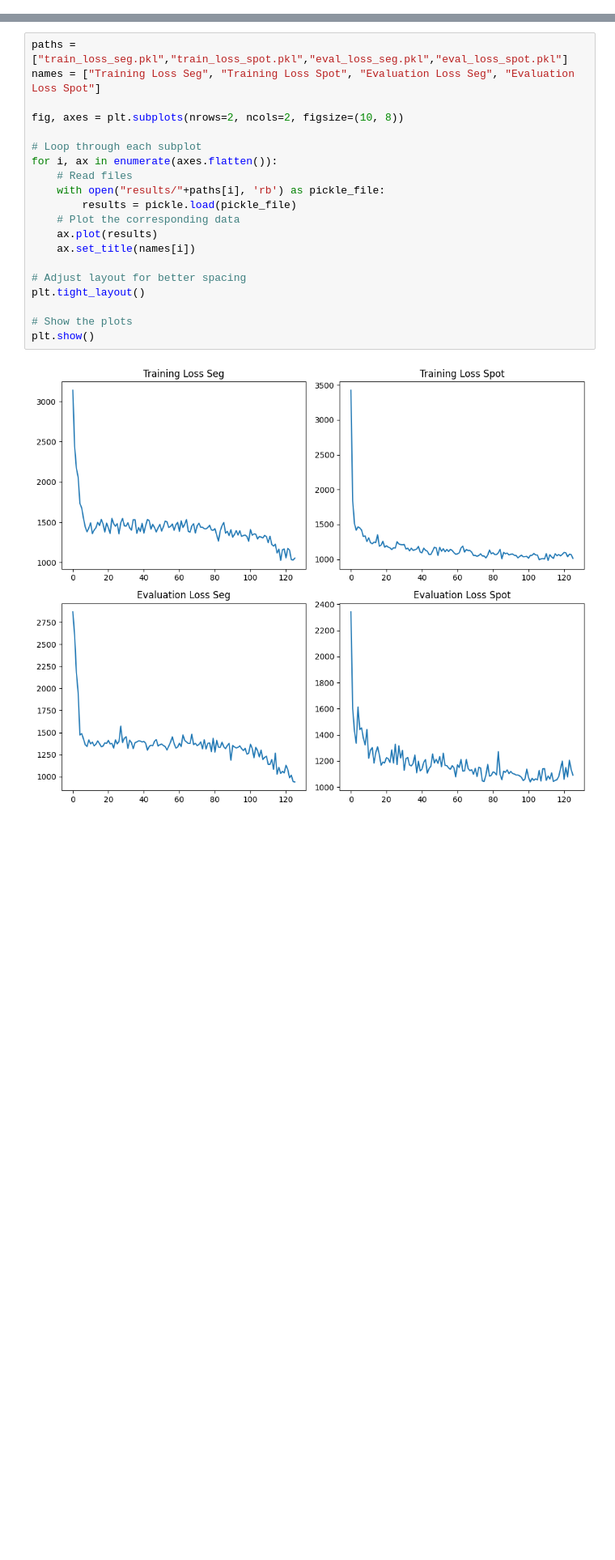
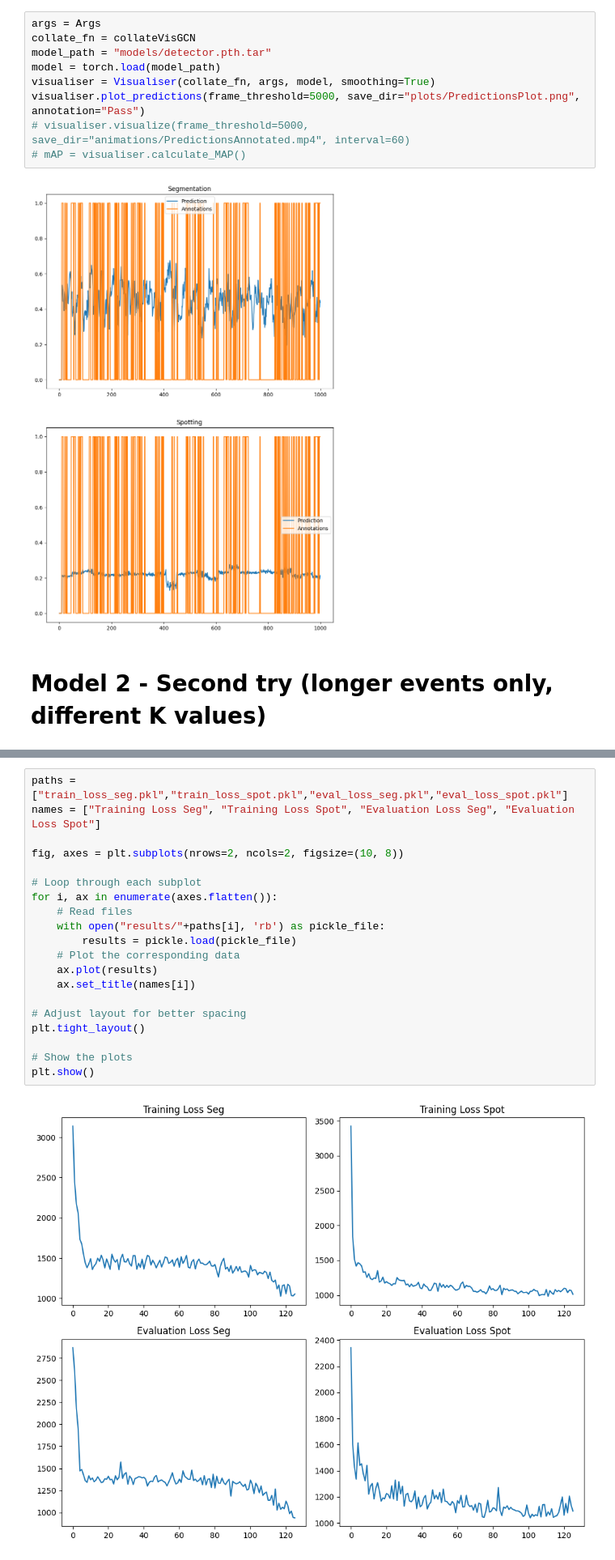
Before and after one commit to Ziolo1999/GNNsFootballEventSpotting, a Jupyter notebook: Code/training.ipynb, the cells around one changed output, grey strips where cells are left out. Shown at 81% size. Saved outputs shown, nothing was run; the diff lists cells and outputs as text; blank space fills up the shorter version.

```diff
--- a/Code/training.ipynb
+++ b/Code/training.ipynb
@@ -86,0 +123,13 @@ Evaluate 4: Time 5.007s (it:5.165s) Data:0.514s (it:0.600s) Loss 1.3882e+03 Loss
+# %%
+args = Args
+collate_fn = collateVisGCN
+model_path = "models/detector.pth.tar"
+model = torch.load(model_path)
+visualiser = Visualiser(collate_fn, args, model, smoothing=True)
+visualiser.plot_predictions(frame_threshold=5000, save_dir="plots/PredictionsPlot.png", annotation="Pass")
+# visualiser.visualize(frame_threshold=5000, save_dir="animations/PredictionsAnnotated.mp4", interval=60)
+# mAP = visualiser.calculate_MAP()
+# %% [output]
+[figure, added]
+# %% [markdown]
+# Model 2 - Second try (longer events only, different K values)
```
Also changed, not shown: parts of 10 cells of this notebook, 9 other files.
